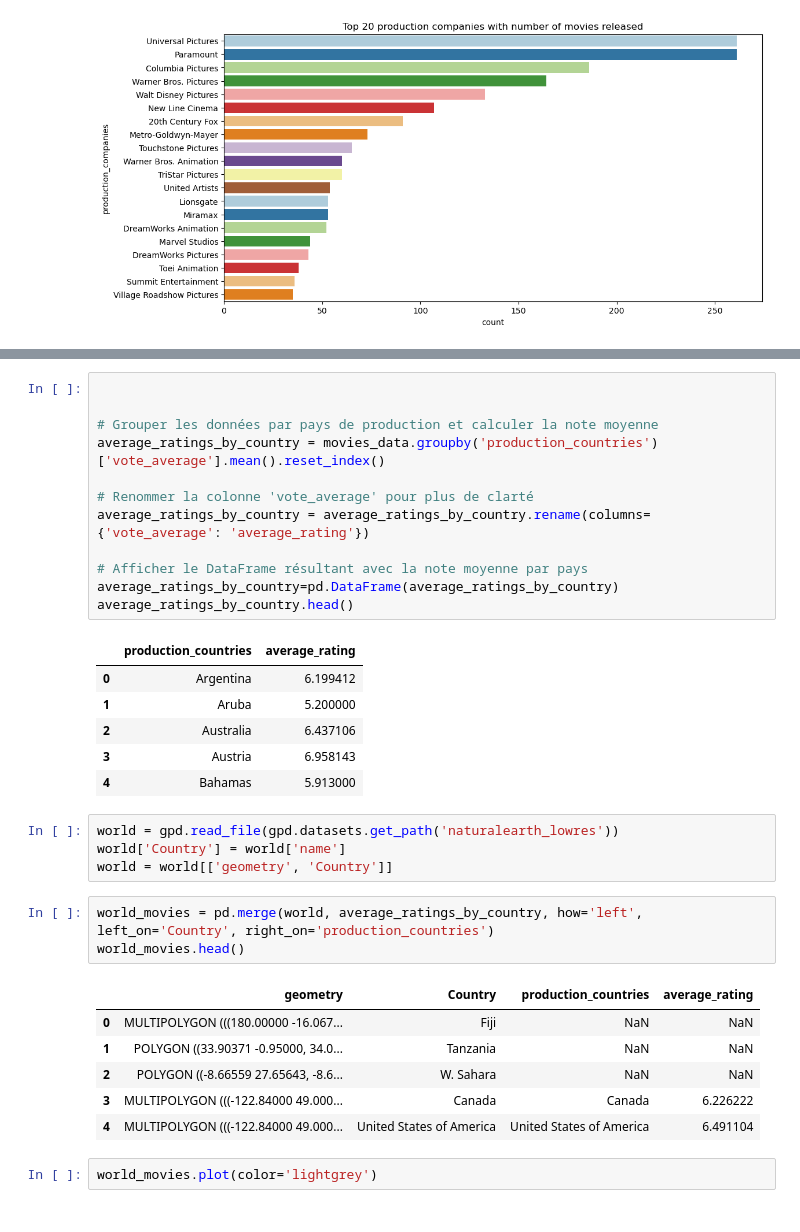
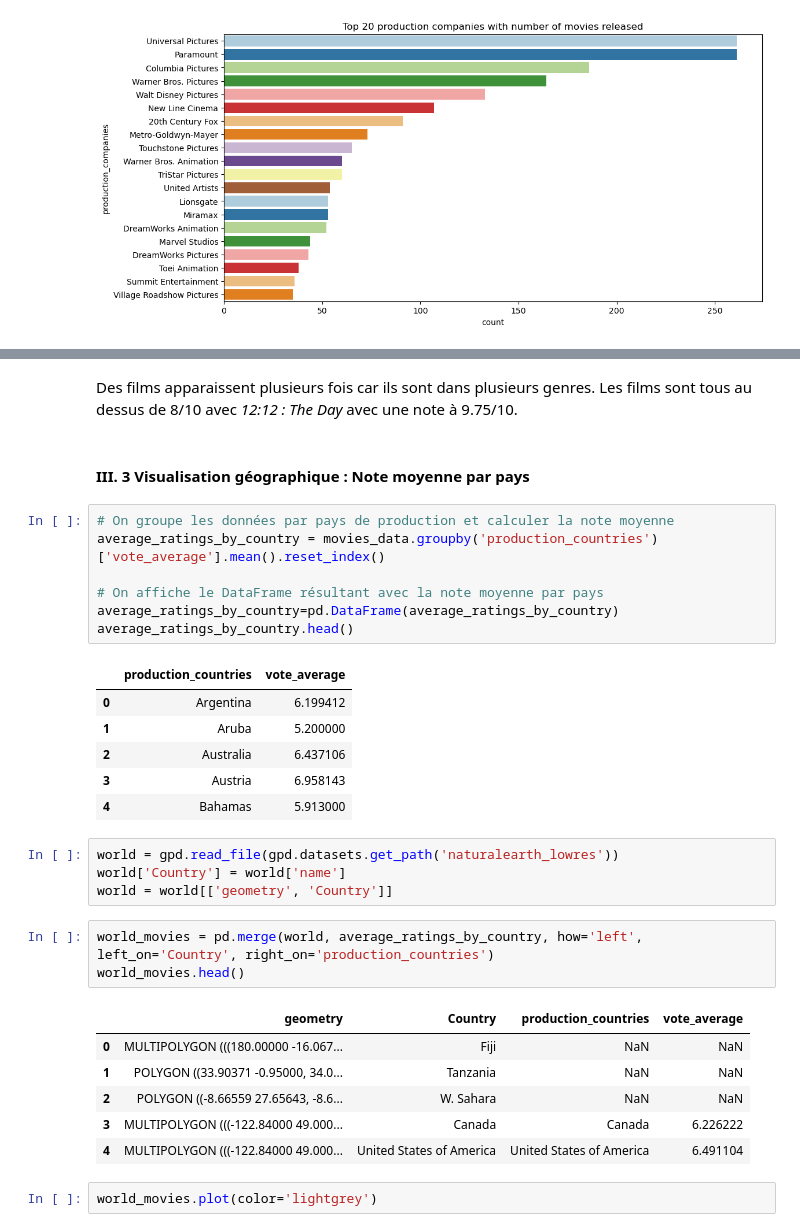
Before and after one commit to yassprogramme/Python_ENSAE_2A_app, a Jupyter notebook: Notebook.ipynb, the cells around one changed output, grey strips where cells are left out. Drawn from its saved outputs; the diff is of its cells as text.

```diff
--- a/Notebook.ipynb
+++ b/Notebook.ipynb
@@ -525,17 +413,16 @@ best_rated_details_countries
+# %% [markdown]
+Des films apparaissent plusieurs fois car ils sont dans plusieurs genres. Les films sont tous au dessus de 8/10 avec *12:12 : The Day* avec une note à 9.75/10.
+# %% [markdown]
+#### III. 3 Visualisation géographique : Note moyenne par pays
 # %%
-
-
-# Grouper les données par pays de production et calculer la note moyenne
+# On groupe les données par pays de production et calculer la note moyenne
 average_ratings_by_country = movies_data.groupby('production_countries')['vote_average'].mean().reset_index()
 
-# Renommer la colonne 'vote_average' pour plus de clarté
-average_ratings_by_country = average_ratings_by_country.rename(columns={'vote_average': 'average_rating'})
-
-# Afficher le DataFrame résultant avec la note moyenne par pays
+# On affiche le DataFrame résultant avec la note moyenne par pays
 average_ratings_by_country=pd.DataFrame(average_ratings_by_country)
 average_ratings_by_country.head()
 # %% [output]
-|  | production_countries | average_rating |
+|  | production_countries | vote_average |
 | 0 | Argentina | 6.199412 |
 | 1 | Aruba | 5.200000 |
 | 2 | Australia | 6.437106 |
@@ -549,7 +436,7 @@ world = world[['geometry', 'Country']]
 world_movies = pd.merge(world, average_ratings_by_country, how='left', left_on='Country', right_on='production_countries')
 world_movies.head()
 # %% [output]
-|  | geometry | Country | production_countries | average_rating |
+|  | geometry | Country | production_countries | vote_average |
 | 0 | MULTIPOLYGON (((180.00000 -16.067... | Fiji | NaN | NaN |
 | 1 | POLYGON ((33.90371 -0.95000, 34.0... | Tanzania | NaN | NaN |
 | 2 | POLYGON ((-8.66559 27.65643, -8.6... | W. Sahara | NaN | NaN |
```
Also changed, not shown: parts of 67 cells of this notebook, 1 other file.
